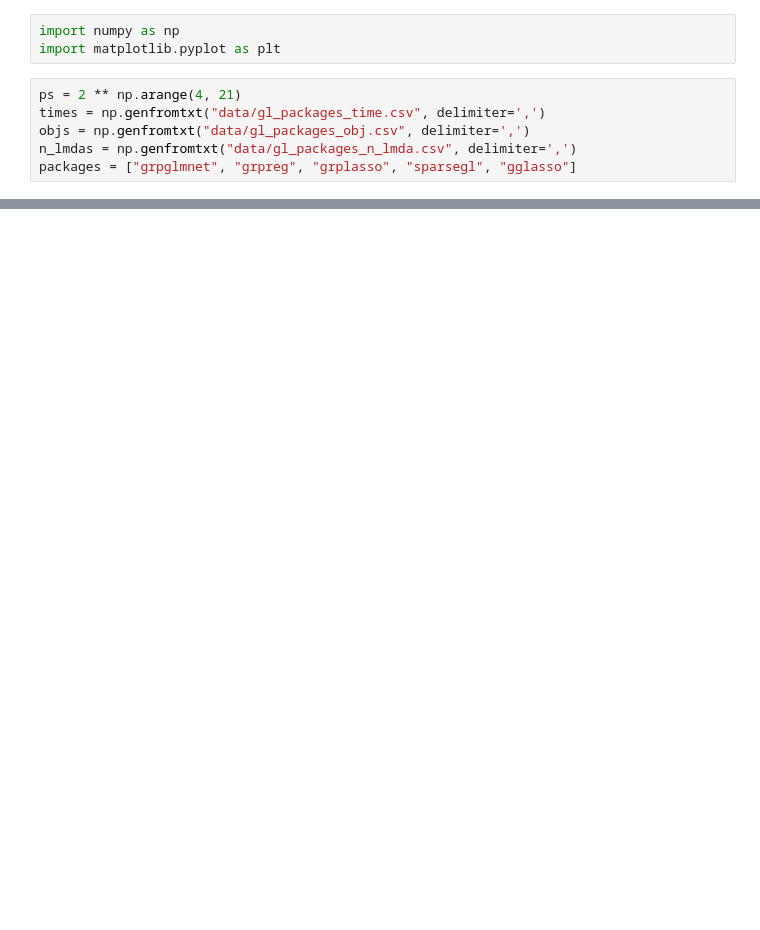
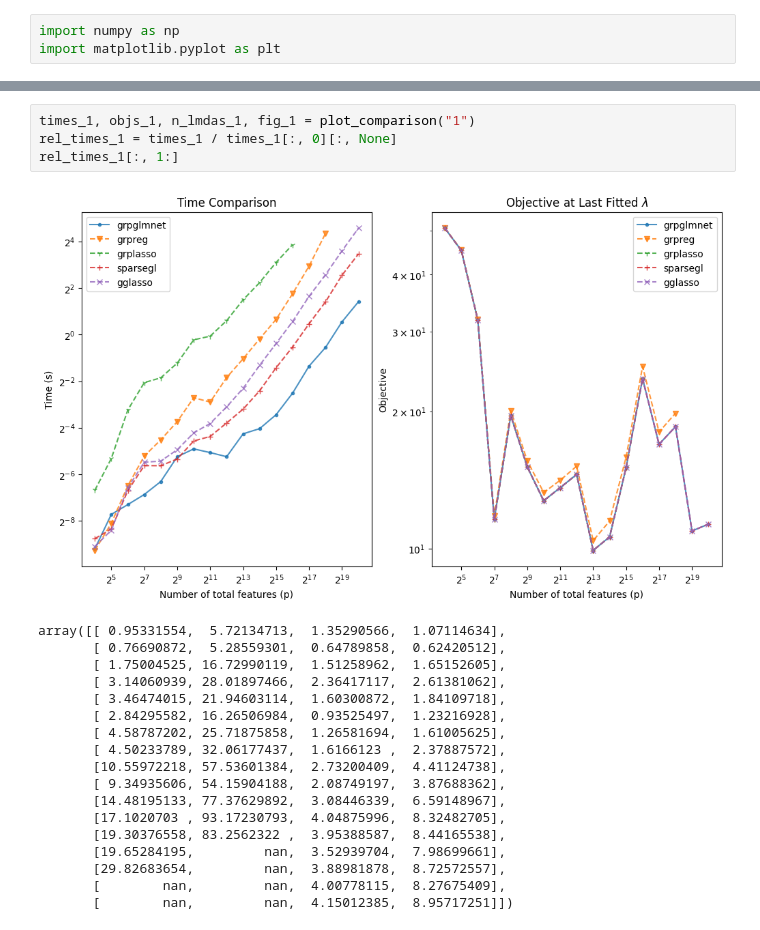
Before and after one commit to JamesYang007/adelie, a Jupyter notebook: research/paper_results/group_lasso_packages_analyze.ipynb, the cells around one changed output, grey strips where cells are left out. Cells and saved outputs as stored; diff of their text form; blank space fills up the shorter version.

```diff
--- a/research/paper_results/group_lasso_packages_analyze.ipynb
+++ b/research/paper_results/group_lasso_packages_analyze.ipynb
@@ -1,10 +1,4 @@
 # %%
 import numpy as np
 import matplotlib.pyplot as plt
-# %%
-ps = 2 ** np.arange(4, 21)
-times = np.genfromtxt("data/gl_packages_time.csv", delimiter=',')
-objs = np.genfromtxt("data/gl_packages_obj.csv", delimiter=',')
-n_lmdas = np.genfromtxt("data/gl_packages_n_lmda.csv", delimiter=',')
-packages = ["grpglmnet", "grpreg", "grplasso", "sparsegl", "gglasso"]
 # %%
@@ -37,0 +39,23 @@ plt.show()
+# %%
+times_1, objs_1, n_lmdas_1, fig_1 = plot_comparison("1")
+rel_times_1 = times_1 / times_1[:, 0][:, None]
+rel_times_1[:, 1:]
+# %% [output]
+[figure, added]
+array([[ 0.95331554,  5.72134713,  1.35290566,  1.07114634],
+       [ 0.76690872,  5.28559301,  0.64789858,  0.62420512],
+       [ 1.75004525, 16.72990119,  1.51258962,  1.65152605],
+       [ 3.14060939, 28.01897466,  2.36417117,  2.61381062],
+       [ 3.46474015, 21.94603114,  1.60300872,  1.84109718],
+       [ 2.84295582, 16.26506984,  0.93525497,  1.23216928],
+       [ 4.58787202, 25.71875858,  1.26581694,  1.61005625],
+       [ 4.50233789, 32.06177437,  1.6166123 ,  2.37887572],
+       [10.55972218, 57.53601384,  2.73200409,  4.41124738],
+       [ 9.34935606, 54.15904188,  2.08749197,  3.87688362],
+       [14.48195133, 77.37629892,  3.08446339,  6.59148967],
+       [17.1020703 , 93.17230793,  4.04875996,  8.32482705],
+       [19.30376558, 83.2562322 ,  3.95388587,  8.44165538],
+       [19.65284195,         nan,  3.52939704,  7.98699661],
+       [29.82683654,         nan,  3.88981878,  8.72572557],
+       [        nan,         nan,  4.00778115,  8.27675409],
+       [        nan,         nan,  4.15012385,  8.95717251]])
```
Also changed, not shown: parts of 2 cells of this notebook, 16 other files.
